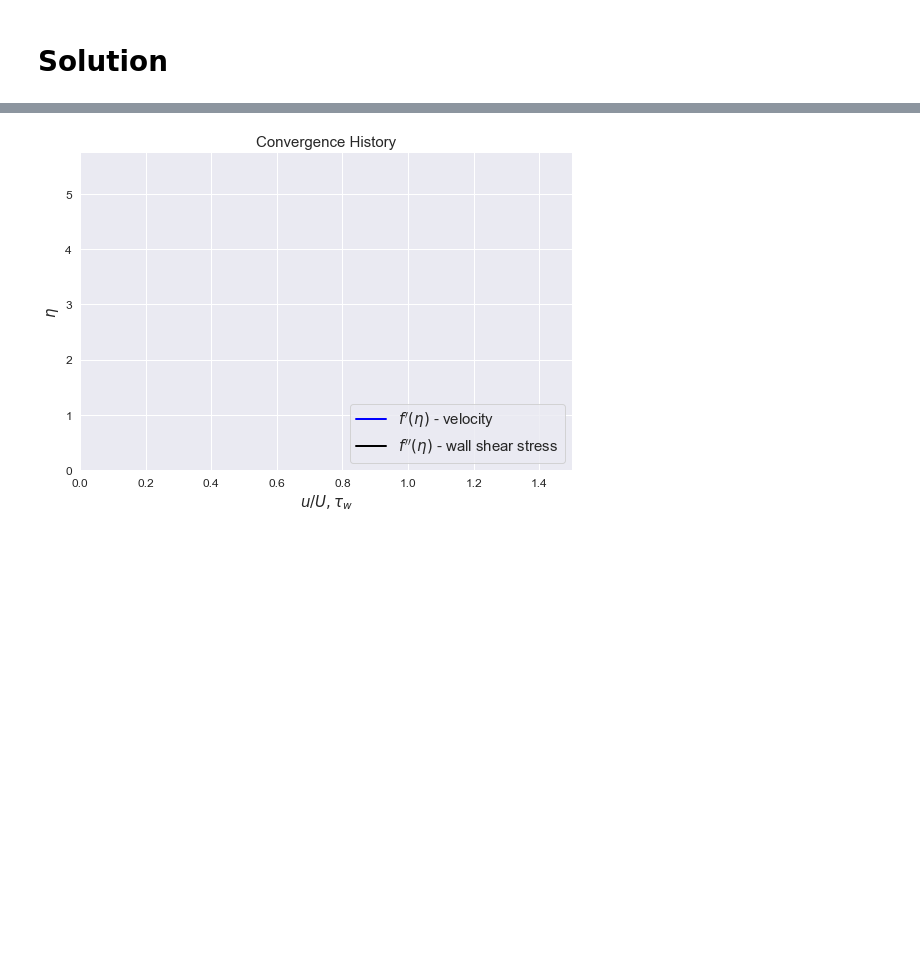
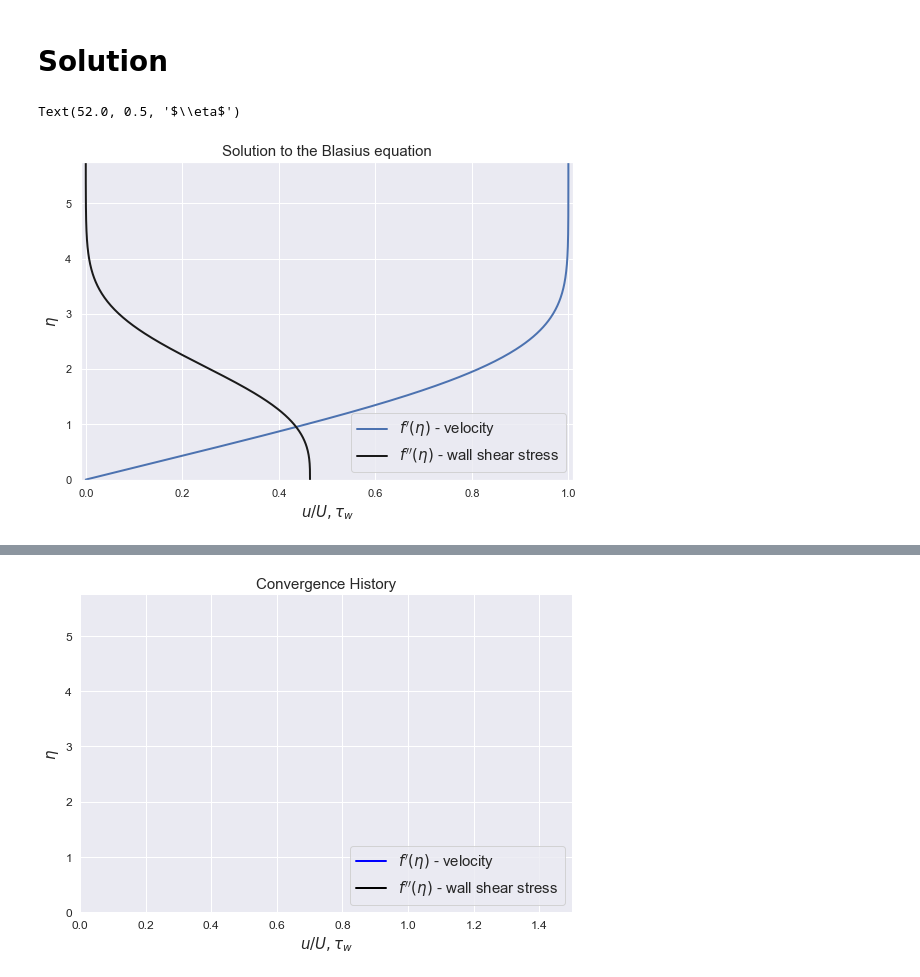
Before and after one commit to jcschulz/ae269, a Jupyter notebook: Notebooks/BlasiusBoundaryLayer/BlasiusBoundaryLayer.ipynb, the cells around one changed output, grey strips where cells are left out. Cells and saved outputs as stored; diff of their text form; code cells hidden in the pictures; blank space fills up the shorter version.

```diff
--- a/Notebooks/BlasiusBoundaryLayer/BlasiusBoundaryLayer.ipynb
+++ b/Notebooks/BlasiusBoundaryLayer/BlasiusBoundaryLayer.ipynb
@@ -145,10 +145,7 @@ where the derivative of $\phi$ with respect to $\tau_w$ is
 # %%
 import numpy as np
 import matplotlib.pyplot as plt
-from matplotlib import animation, rc
-from IPython.display import HTML
 import seaborn as sns
-plt.rcParams['animation.ffmpeg_path'] = '/Users/jcschulz/Applications/anaconda3/bin/ffmpeg'
 sns.set()
 # %%
 def fblasius(t, y):
@@ -249,3 +246,20 @@ while error > eps:
 
     # Quit when tau is no longer changing
     error = abs(dtau)
+# %%
+fig, ax = plt.subplots(nrows=1, ncols=1, figsize=(9, 6))
+fig.tight_layout(rect=(0.05,0.05,0.9,0.9))
+
+line = ax.plot(f[:,1], eta, lw=2, color='b', label=r'$f^{\prime}(\eta)$ - velocity')
+line = ax.plot(f[:,2], eta, lw=2, color='k', label=r'$f^{\prime\prime}(\eta)$ - wall shear stress')
+
+ax.set_xlim((-0.01, 1.01))
+ax.set_ylim((0, 5.75))
+
+ax.set_title("Solution to the Blasius equation", fontsize=15)
+ax.legend(loc=4, fontsize=15)
+ax.set_xlabel(r'$u / U, \tau_w$', fontsize=15.0)
+ax.set_ylabel(r'$\eta$', fontsize=15.0)
+# %% [output]
+Text(52.0, 0.5, '$\\eta$')
+[figure, added]
```
Also changed, not shown: parts of 2 cells of this notebook, 5 other files.
